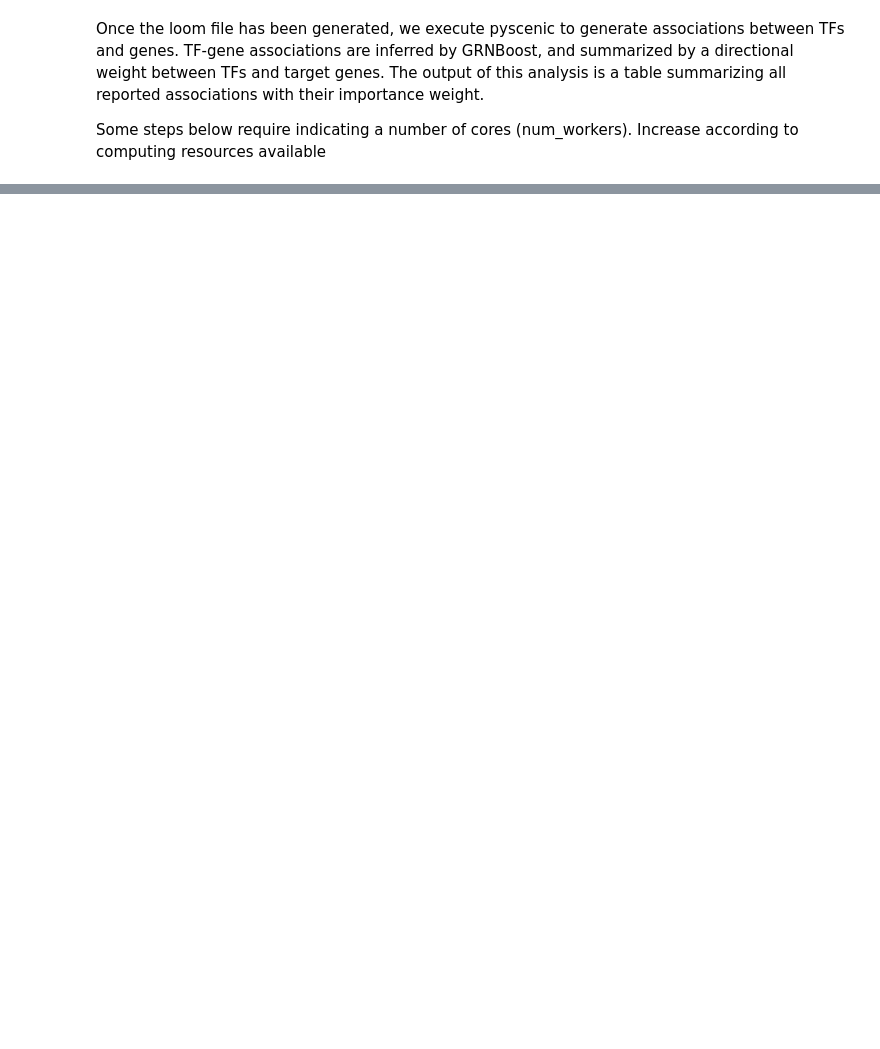
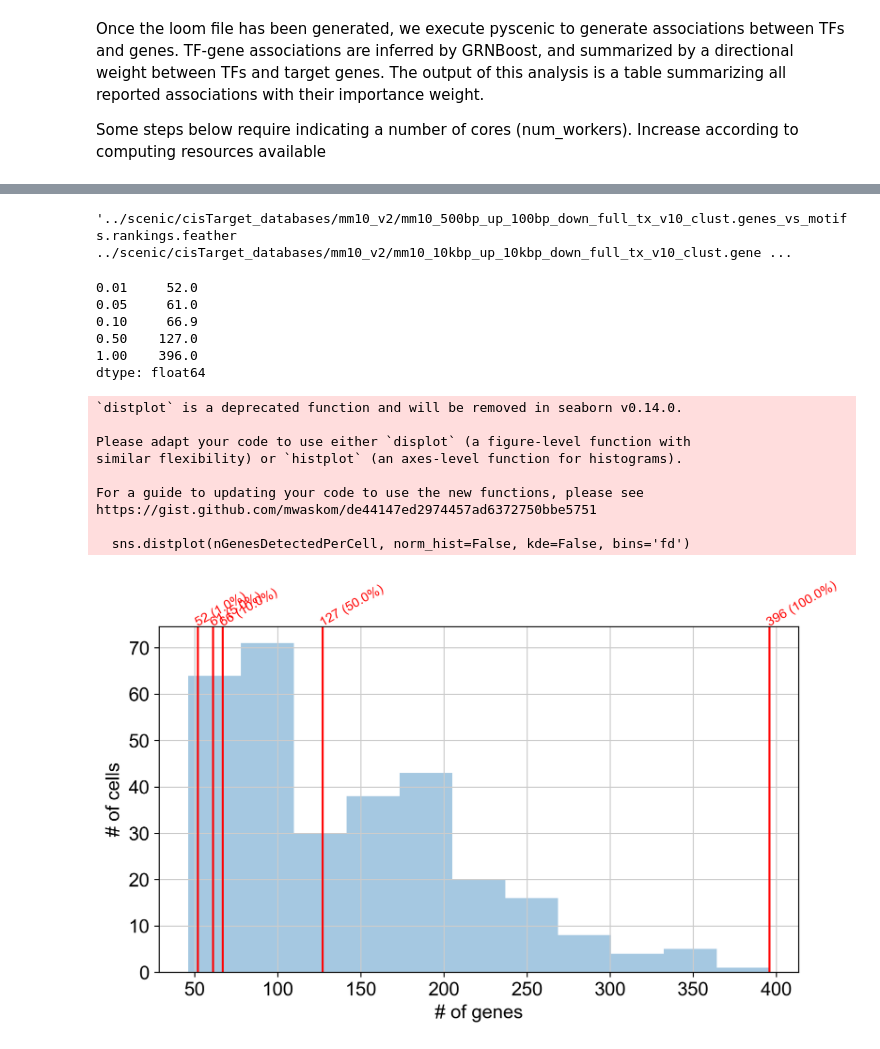
Before and after one commit to btsanketh/proj1_tet_dnmt3a_mut, a Jupyter notebook: dnmt3a_tet2.ipynb, the cells around one changed output, grey strips where cells are left out. Drawn from its saved outputs; the diff is of its cells as text; code cells hidden in the pictures; blank space fills up the shorter version.

```diff
--- a/dnmt3a_tet2.ipynb
+++ b/dnmt3a_tet2.ipynb
@@ -120,2 +107,4 @@ if use_hvg:
+# %%
+rna = adata
 # %% [markdown]
 Creating a loom file now to prepare for scenic
@@ -121,0 +142,4 @@ Creating a loom file now to prepare for scenic
+# %%
+#Keeping only the highly variable genes
+mask = (rna.var["highly_variable"] == True)
+rna = rna[:, mask]
@@ -165,0 +219,41 @@ EmptyDataError: No columns to parse from file
+# %%
+db_names
+# %% [output]
+'../scenic/cisTarget_databases/mm10_v2/mm10_500bp_up_100bp_down_full_tx_v10_clust.genes_vs_motifs.rankings.feather ../scenic/cisTarget_databases/mm10_v2/mm10_10kbp_up_10kbp_down_full_tx_v10_clust.gene ...
+# %%
+nGenesDetectedPerCell = np.sum(rna.X>0, axis=1)
+#Reshape : The number is the number of cells
+a = np.reshape(nGenesDetectedPerCell,300)
+a = a.A
+a = np.reshape(a,300)
+a = pd.Series(a)
+percentiles = a.quantile([0.01, 0.05, 0.10, 0.50, 1])
+print(percentiles)
+# %% [output]
+0.01     52.0
+0.05     61.0
+0.10     66.9
+0.50    127.0
+1.00    396.0
+dtype: float64
+# %%
+import seaborn as sns
+fig, ax = plt.subplots(1, 1, figsize=(8, 5), dpi=150)
+sns.distplot(nGenesDetectedPerCell, norm_hist=False, kde=False, bins='fd')
+for i,x in enumerate(percentiles):
+    fig.gca().axvline(x=x, ymin=0,ymax=1, color='red')
+    ax.text(x=x, y=ax.get_ylim()[1], s=f'{int(x)} ({percentiles.index.values[i]*100}%)', color='red', rotation=30, size='x-small',rotation_mode='anchor' )
+ax.set_xlabel('# of genes')
+ax.set_ylabel('# of cells')
+fig.tight_layout()
+# %% [output]
+`distplot` is a deprecated function and will be removed in seaborn v0.14.0.
+
+Please adapt your code to use either `displot` (a figure-level function with
+similar flexibility) or `histplot` (an axes-level function for histograms).
+
+For a guide to updating your code to use the new functions, please see
+https://gist.github.com/mwaskom/de44147ed2974457ad6372750bbe5751
+
+  sns.distplot(nGenesDetectedPerCell, norm_hist=False, kde=False, bins='fd')
+[figure, added]
```
Also changed, not shown: parts of 36 cells of this notebook, 1 other file.
